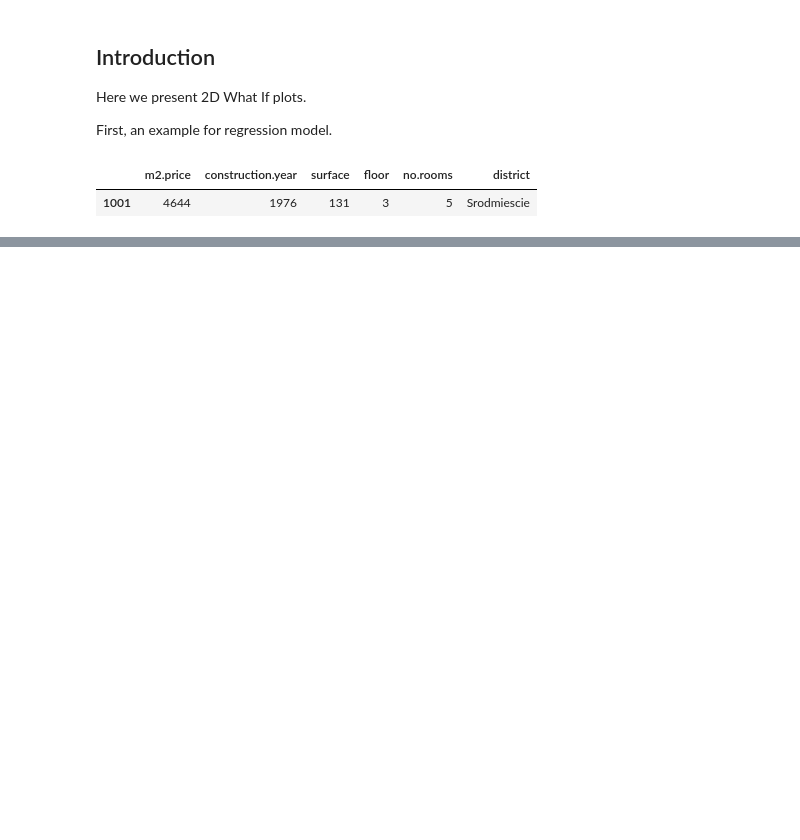
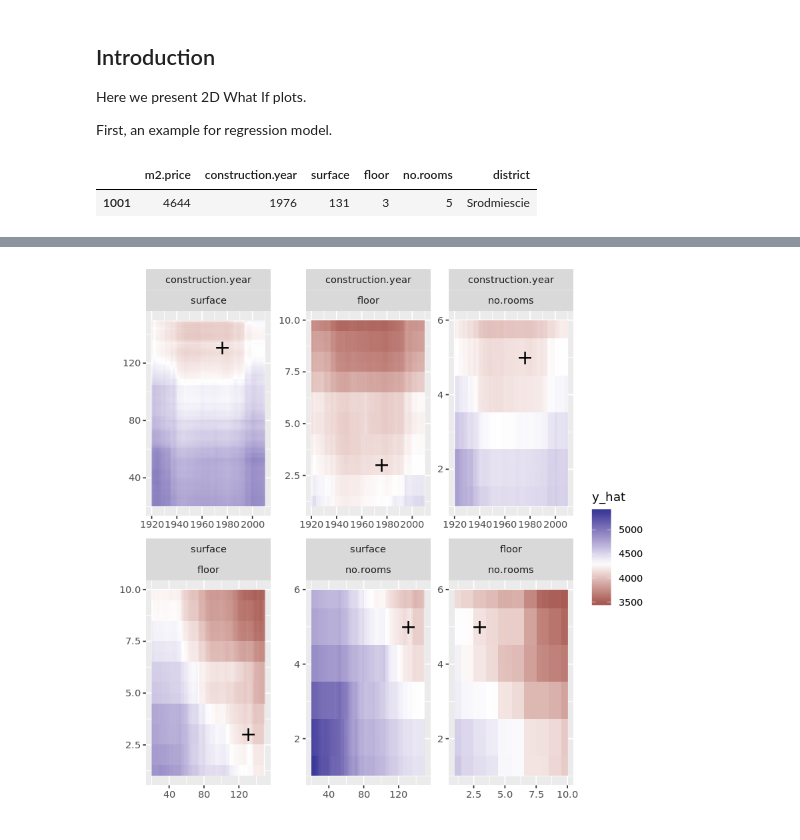
Before and after one commit to pbiecek/ceterisParibus, a Jupyter notebook: jupyter-notebooks/WhatIf2d.ipynb, the cells around one changed output, grey strips where cells are left out. Cells and saved outputs as stored; diff of their text form; code cells hidden in the pictures; blank space fills up the shorter version.

```diff
--- a/jupyter-notebooks/WhatIf2d.ipynb
+++ b/jupyter-notebooks/WhatIf2d.ipynb
@@ -27,0 +48,4 @@ ERROR: Error in what_if_2d(explainer_rf, observation = new_apartment): could not
+# %%
+plot(wi_rf_2d, add_contour = FALSE)
+# %% [output]
+[figure, added]
```
Also changed, not shown: parts of 8 cells of this notebook.
